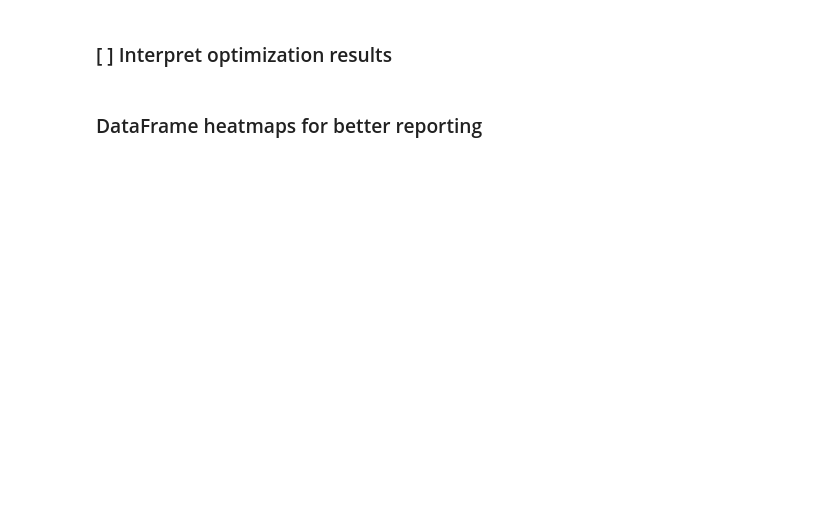
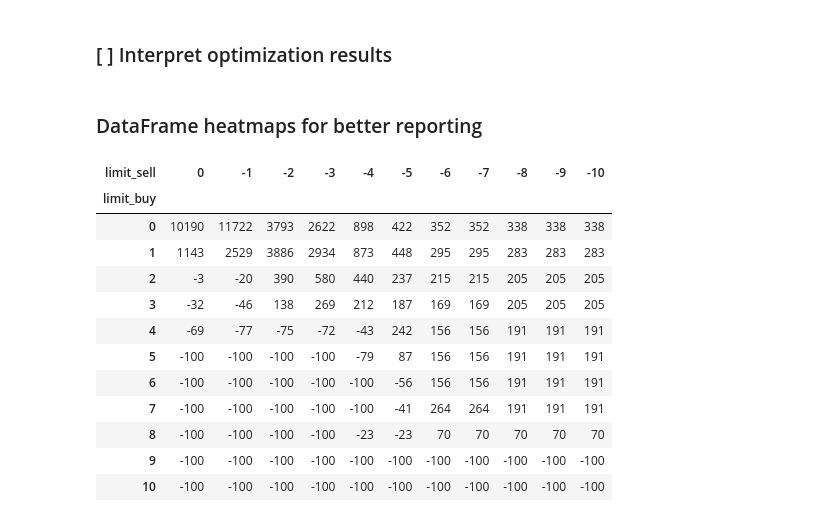
Before and after one commit to LinkedInLearning/practical-python-for-algorithmic-trading-4403633, a Jupyter notebook: 01_Machine Learning for Backtesting/07A_Optimizing Strategy Parameters.ipynb, the cells around one changed output. Drawn from its saved outputs; the diff is of its cells as text; code cells hidden in the pictures; blank space fills up the shorter version.

```diff
--- a/01_Machine Learning for Backtesting/07A_Optimizing Strategy Parameters.ipynb
+++ b/01_Machine Learning for Backtesting/07A_Optimizing Strategy Parameters.ipynb
@@ -74,7 +95,8 @@ results.to_frame(name='Values').loc[:'Return [%]']
 from backtesting import Strategy, Backtest
 # %%
 class Regression(Strategy):
-    ???
+    limit_buy = 1
+    limit_sell = -5
 
     def init(self):
         self.model = model_dt
@@ -84,10 +106,10 @@ class Regression(Strategy):
         explanatory_today = self.data.df.iloc[[-1], :]
         forecast_tomorrow = self.model.predict(explanatory_today)[0]
 
-        if forecast_tomorrow > 1 and self.already_bought == False:
+        if forecast_tomorrow > self.limit_buy and self.already_bought == False:
             self.buy()
             self.already_bought = True
-        elif forecast_tomorrow < -5 and self.already_bought == True:
+        elif forecast_tomorrow < self.limit_sell and self.already_bought == True:
             self.sell()
             self.already_bought = False
         else:
@@ -110,7 +136,7 @@ list_limits_sell
 # %%
 %%time
 
-results = bt.???(
+results = bt.optimize(
     limit_buy = list_limits_buy, limit_sell = list_limits_sell,
-    maximize='???', return_heatmap=True
+    maximize='Return [%]', return_heatmap=True
 )
@@ -117,4 +165,26 @@ results = bt.???(
 # %% [markdown]
 ### [ ] Interpret optimization results
+# %%
+dff = results[1].reset_index()
+# %%
+dff = dff.pivot(index='limit_buy', columns='limit_sell', values='Return [%]')
 # %% [markdown]
 ### DataFrame heatmaps for better reporting
+# %%
+dff.sort_index(axis=1, ascending=False)\
+  .style.format(precision=0)\
+    .background_gradient(vmin=dff.values.min(), vmax=dff.values.max())
+# %% [output]
+| limit_sell | 0 | -1 | -2 | -3 | -4 | -5 | -6 | -7 | -8 | -9 | -10 |
+| limit_buy |  |  |  |  |  |  |  |  |  |  |  |
+| 0 | 10190 | 11722 | 3793 | 2622 | 898 | 422 | 352 | 352 | 338 | 338 | 338 |
+| 1 | 1143 | 2529 | 3886 | 2934 | 873 | 448 | 295 | 295 | 283 | 283 | 283 |
+| 2 | -3 | -20 | 390 | 580 | 440 | 237 | 215 | 215 | 205 | 205 | 205 |
+| 3 | -32 | -46 | 138 | 269 | 212 | 187 | 169 | 169 | 205 | 205 | 205 |
+| 4 | -69 | -77 | -75 | -72 | -43 | 242 | 156 | 156 | 191 | 191 | 191 |
+| 5 | -100 | -100 | -100 | -100 | -79 | 87 | 156 | 156 | 191 | 191 | 191 |
+| 6 | -100 | -100 | -100 | -100 | -100 | -56 | 156 | 156 | 191 | 191 | 191 |
+| 7 | -100 | -100 | -100 | -100 | -100 | -41 | 264 | 264 | 191 | 191 | 191 |
+| 8 | -100 | -100 | -100 | -100 | -23 | -23 | 70 | 70 | 70 | 70 | 70 |
+| 9 | -100 | -100 | -100 | -100 | -100 | -100 | -100 | -100 | -100 | -100 | -100 |
+| 10 | -100 | -100 | -100 | -100 | -100 | -100 | -100 | -100 | -100 | -100 | -100 |
```
Also changed, not shown: parts of 12 cells of this notebook, 2 other files.
